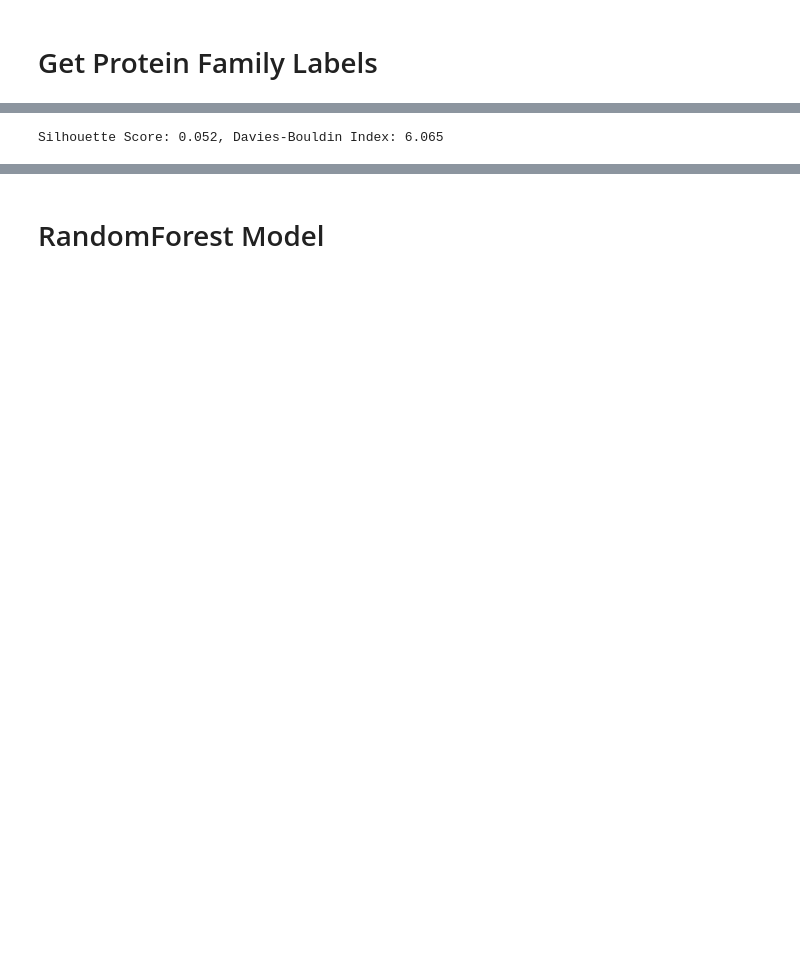
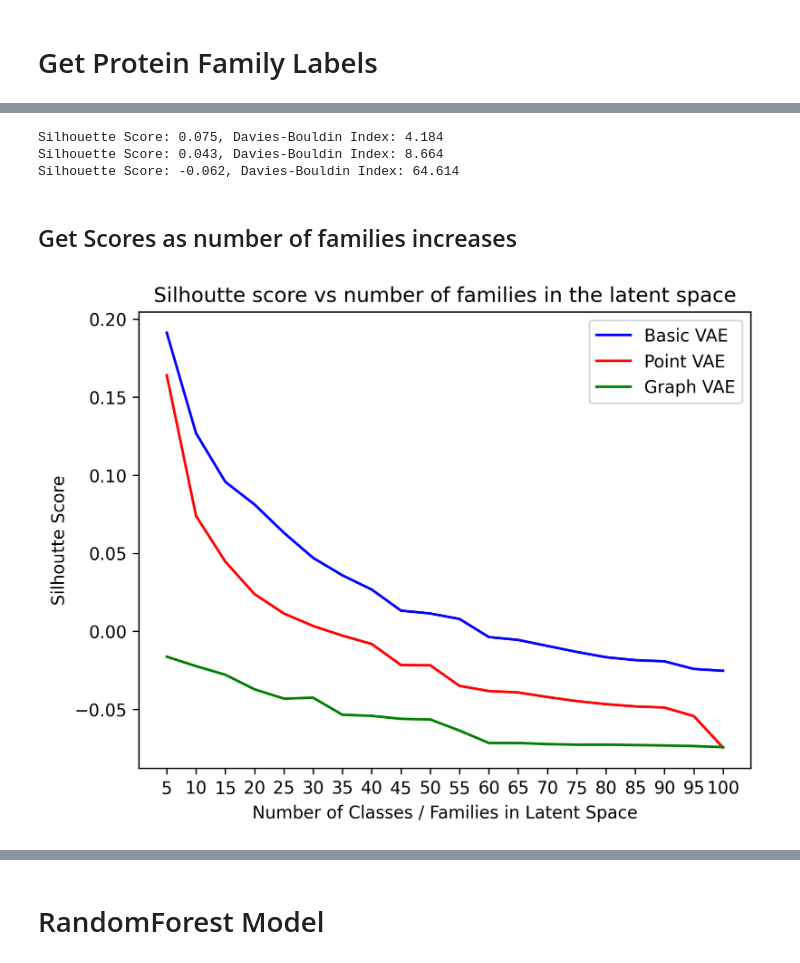
Before and after one commit to shazakam/ProteinManifoldLearning, a Jupyter notebook: Notebooks/CLUSTER_ANALYSIS.ipynb, the cells around one changed output, grey strips where cells are left out. Cells and saved outputs as stored; diff of their text form; code cells hidden in the pictures; blank space fills up the shorter version.

```diff
--- a/Notebooks/CLUSTER_ANALYSIS.ipynb
+++ b/Notebooks/CLUSTER_ANALYSIS.ipynb
@@ -108,6 +206,54 @@ plt.legend()
 # %%
-sil_score = silhouette_score(projected_data, top_family_labels)
-db_score = davies_bouldin_score(projected_data, top_family_labels)
-print(f"Silhouette Score: {sil_score:.3f}, Davies-Bouldin Index: {db_score:.3f}")
+for i in projected_data_results:
+    sil_score = silhouette_score(i, top_family_labels)
+    db_score = davies_bouldin_score(i, top_family_labels)
+    print(f"Silhouette Score: {sil_score:.3f}, Davies-Bouldin Index: {db_score:.3f}")
 # %% [output]
-Silhouette Score: 0.052, Davies-Bouldin Index: 6.065
+Silhouette Score: 0.075, Davies-Bouldin Index: 4.184
+Silhouette Score: 0.043, Davies-Bouldin Index: 8.664
+Silhouette Score: -0.062, Davies-Bouldin Index: 64.614
+# %% [markdown]
+## Get Scores as number of families increases
+# %%
+latent_results = [seq_result, point_result, graph_result]
+
+
+sil_results = [[],[], []]
+db_results = [[],[] ,[]]
+
+# INSERT GRAPH
+
+for num_families in range(5,105,5):
+    top_fam = [i[0] for i in counter.most_common(num_families)[:num_families]]
+    top_fam_idx = np.array([idx for idx, k in enumerate(seq_dataset.org_protein_data) if k[1]['protein']['Pfam'][0] in top_fam])
+    top_fam_labels = np.array([k[1]['protein']['Pfam'][0] for idx, k in enumerate(seq_dataset.org_protein_data) if k[1]['protein']['Pfam'][0] in top_fam])
+
+    for idx, i in enumerate(latent_results):
+
+        top_input = i[top_fam_idx, :]
+        sil_score = silhouette_score(top_input, top_fam_labels)
+        db_score = davies_bouldin_score(top_input, top_fam_labels)
+
+        sil_res = sil_results[idx]
+        sil_res.append(sil_score)
+        sil_results[idx] = sil_res
+
+        db_res = db_results[idx]
+        db_res.append(db_score)
+        db_results[idx] = db_res
+
+sil_results = np.array(sil_results)
+db_results = np.array(db_results)
+# %%
+plt.figure(dpi = 300)
+plt.plot( np.array([i for i in range(5,105,5)]),sil_results.T[:,0], label = 'Basic VAE', color = 'b')
+plt.plot( np.array([i for i in range(5,105,5)]),sil_results.T[:,1], label = 'Point VAE', color = 'r')
+plt.plot( np.array([i for i in range(5,105,5)]),sil_results.T[:,2], label = 'Graph VAE', color = 'g')
+plt.xticks([i for i in range(5,105,5)])
+plt.ylabel('Silhoutte Score')
+plt.xlabel('Number of Classes / Families in Latent Space')
+plt.legend()
+plt.title('Silhoutte score vs number of families in the latent space')
+plt.show()
+# %% [output]
+[figure, added]
```
Also changed, not shown: parts of 30 cells of this notebook, 10 other files.
